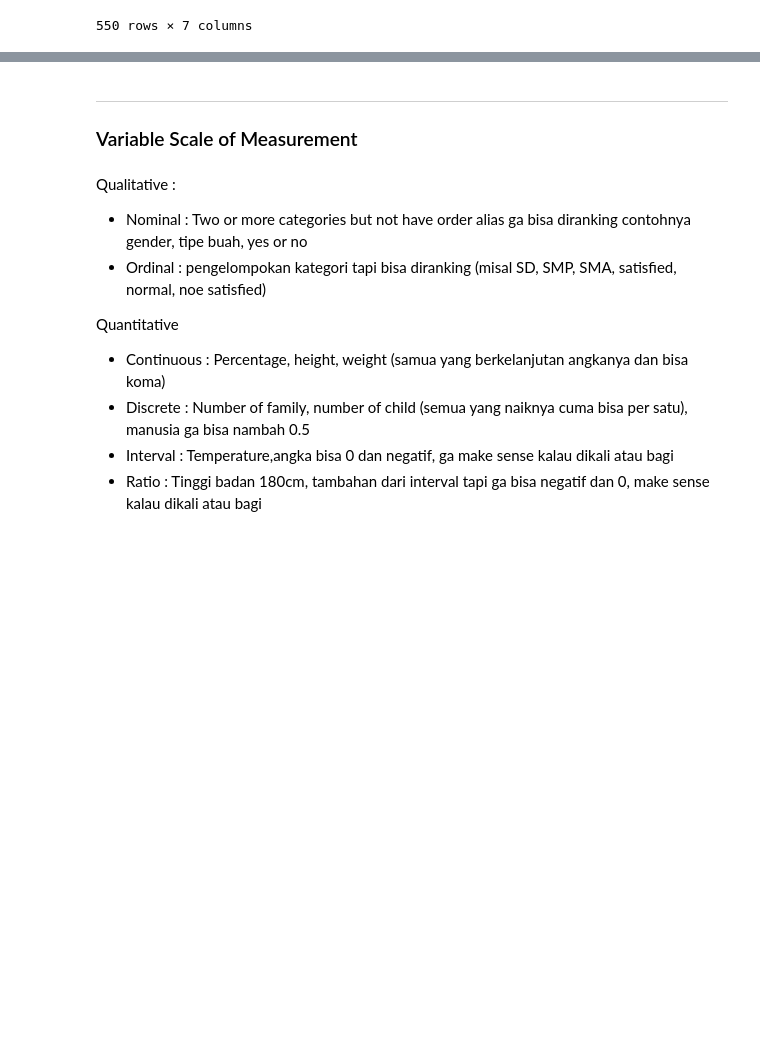
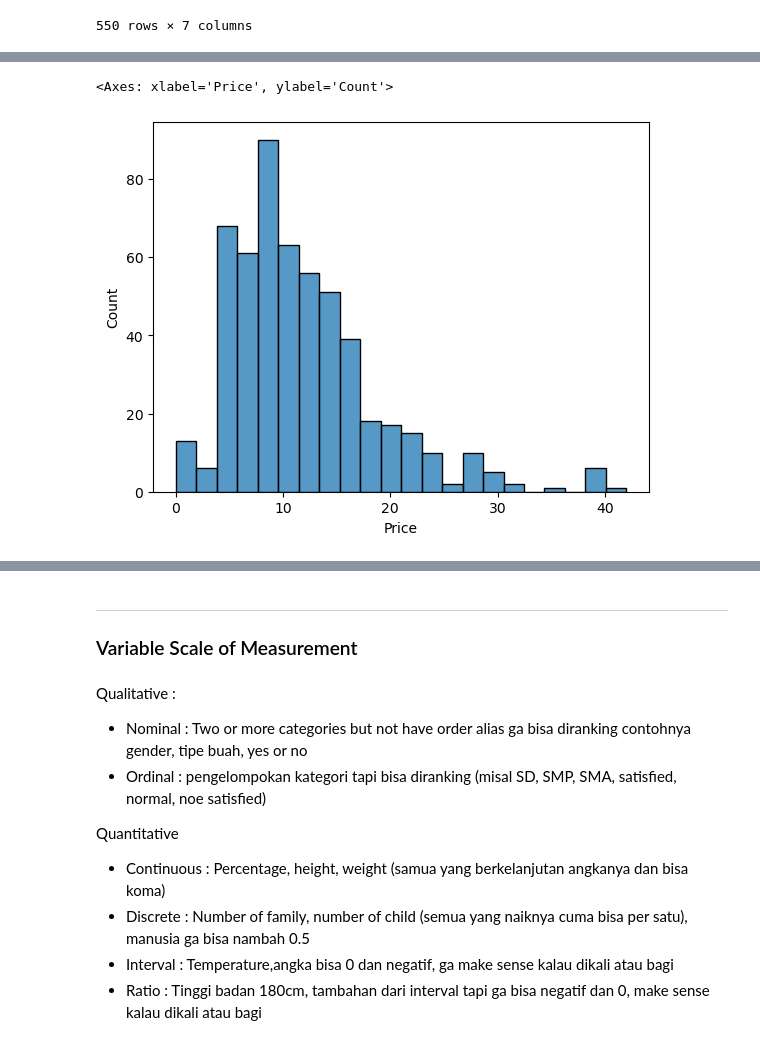
Before and after one commit to glenvj-j/Data-Science-Playbook, a Jupyter notebook: 01 Statistic Summary.ipynb, the cells around one changed output, grey strips where cells are left out. Cells and saved outputs as stored; diff of their text form; code cells hidden in the pictures; blank space fills up the shorter version.

```diff
--- a/01 Statistic Summary.ipynb
+++ b/01 Statistic Summary.ipynb
@@ -42,0 +70,4 @@ df
+# %%
+df_copy = df.copy()
+df_copy['zscore'] = stats.zscore(df['Price'])
+df_copy[df_copy['zscore']>3]
@@ -42,0 +92,5 @@ df
+# %%
+sns.histplot(df_copy[df_copy['zscore']<3]['Price'])
+# %% [output]
+<Axes: xlabel='Price', ylabel='Count'>
+[figure, added]
```
Also changed, not shown: parts of 11 cells of this notebook.
